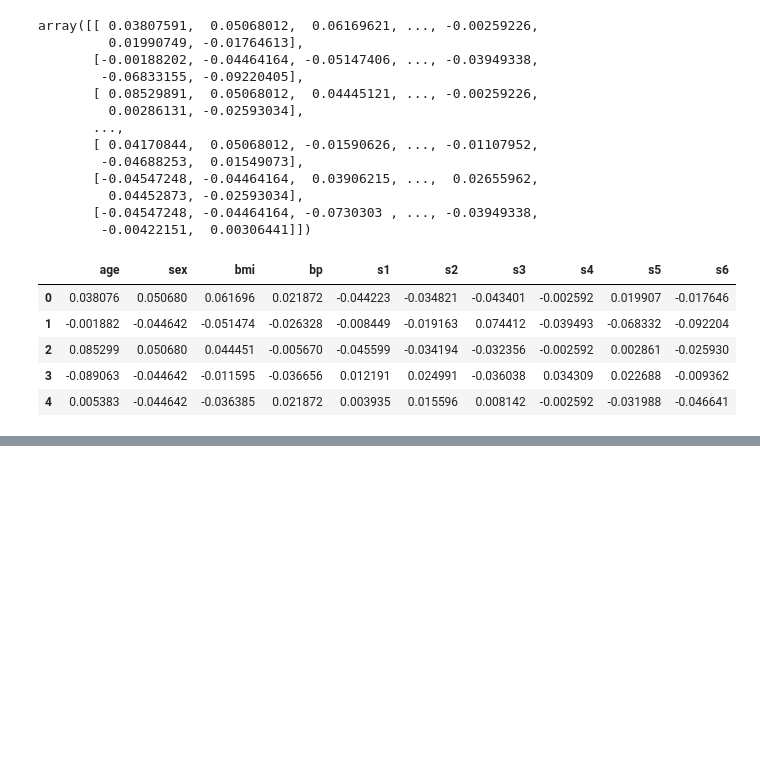
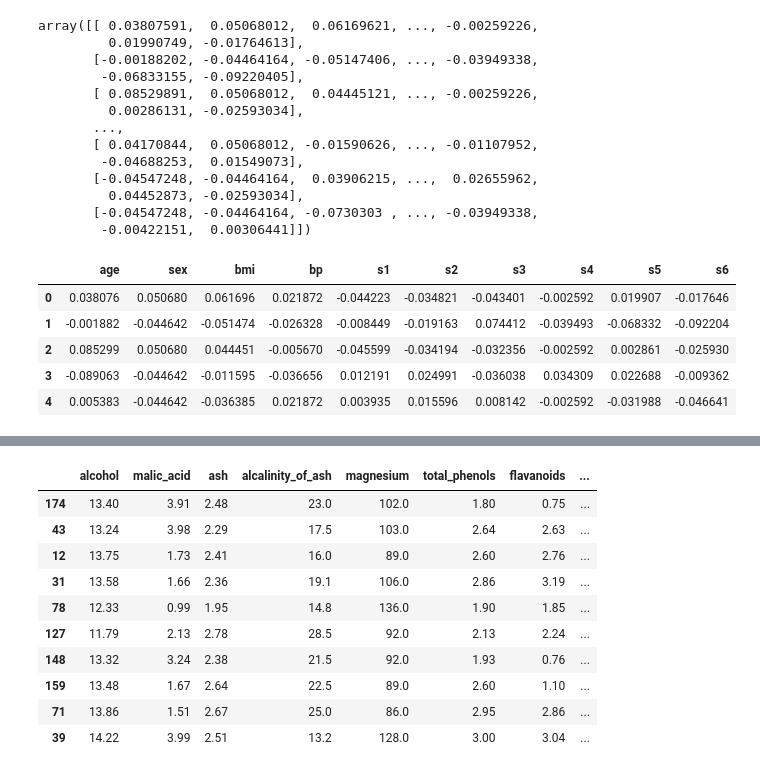
Before and after one commit to Malinda1/data_preprocessing, a Jupyter notebook: data preprocessing.ipynb, the cells around one changed output, grey strips where cells are left out. Cells and saved outputs as stored; diff of their text form; code cells hidden in the pictures; blank space fills up the shorter version.

Commit message:
load the data set called wine using sklearn

```diff
--- a/data preprocessing.ipynb
+++ b/data preprocessing.ipynb
@@ -946,0 +949,2 @@ df.head()
+# %%
+wine = load_wine()
@@ -946,0 +975,3 @@ df.head()
+# %%
+df1 = pd.DataFrame(wine.data, columns = wine.feature_names)
+df1.head()
@@ -946,0 +985,3 @@ df.head()
+# %%
+df1['target'] = wine.target
+df1.head()
@@ -946,0 +995,16 @@ df.head()
+# %%
+# Looking random data
+
+df1.sample(10)
+# %% [output]
+|  | alcohol | malic_acid | ash | alcalinity_of_ash | magnesium | total_phenols | flavanoids | ... |
+| 174 | 13.40 | 3.91 | 2.48 | 23.0 | 102.0 | 1.80 | 0.75 | ... |
+| 43 | 13.24 | 3.98 | 2.29 | 17.5 | 103.0 | 2.64 | 2.63 | ... |
+| 12 | 13.75 | 1.73 | 2.41 | 16.0 | 89.0 | 2.60 | 2.76 | ... |
+| 31 | 13.58 | 1.66 | 2.36 | 19.1 | 106.0 | 2.86 | 3.19 | ... |
+| 78 | 12.33 | 0.99 | 1.95 | 14.8 | 136.0 | 1.90 | 1.85 | ... |
+| 127 | 11.79 | 2.13 | 2.78 | 28.5 | 92.0 | 2.13 | 2.24 | ... |
+| 148 | 13.32 | 3.24 | 2.38 | 21.5 | 92.0 | 1.93 | 0.76 | ... |
+| 159 | 13.48 | 1.67 | 2.64 | 22.5 | 89.0 | 2.60 | 1.10 | ... |
+| 71 | 13.86 | 1.51 | 2.67 | 25.0 | 86.0 | 2.95 | 2.86 | ... |
+| 39 | 14.22 | 3.99 | 2.51 | 13.2 | 128.0 | 3.00 | 3.04 | ... |
```
Also changed, not shown: parts of 8 cells of this notebook.
